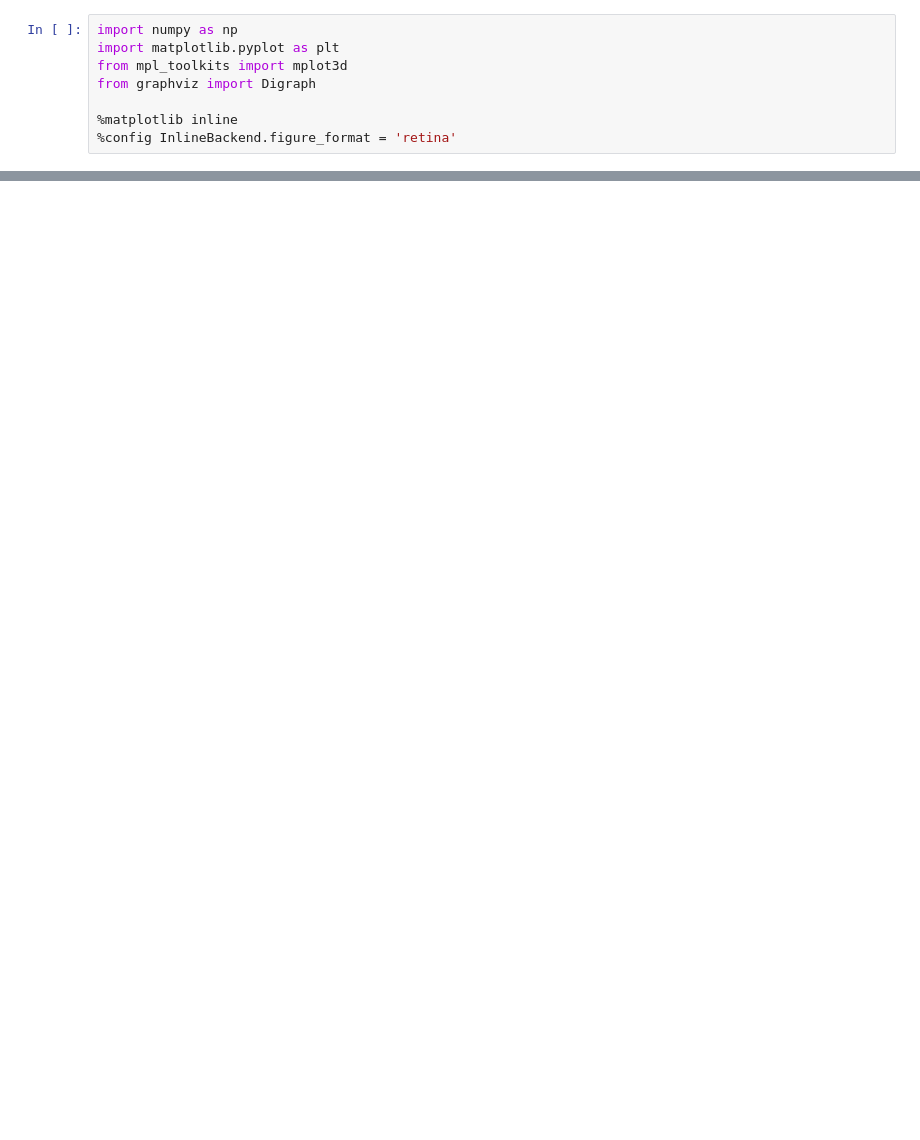
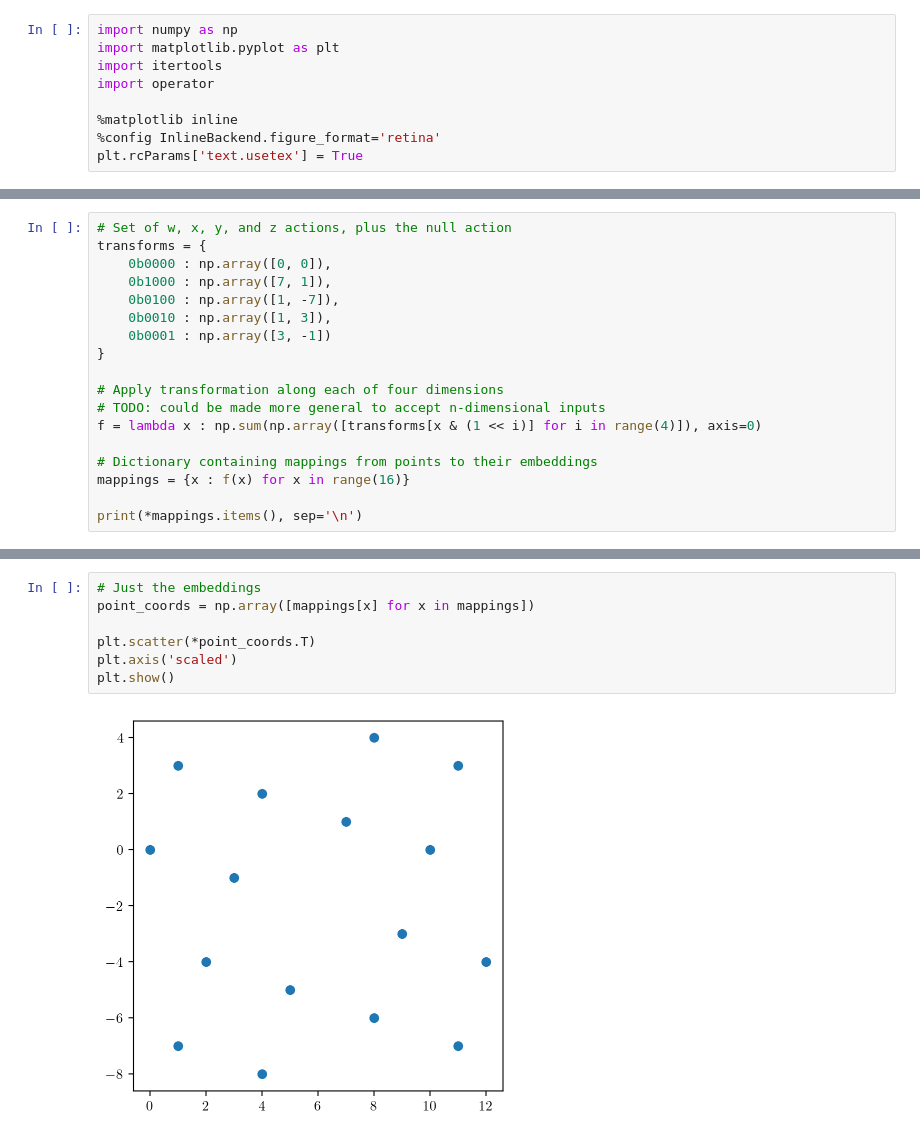
Before and after one commit to willishoke/notebooks, a Jupyter notebook: hypercube_cycles.ipynb, the cells around one changed output, grey strips where cells are left out. Saved outputs shown, nothing was run; the diff lists cells and outputs as text; blank space fills up the shorter version.

```diff
--- a/hypercube_cycles.ipynb
+++ b/hypercube_cycles.ipynb
@@ -3,8 +3,9 @@
 # %%
 import numpy as np
 import matplotlib.pyplot as plt
-from mpl_toolkits import mplot3d
-from graphviz import Digraph
+import itertools
+import operator
 
 %matplotlib inline
-%config InlineBackend.figure_format = 'retina'
+%config InlineBackend.figure_format='retina'
+plt.rcParams['text.usetex'] = True
@@ -142,0 +16,18 @@ plt.show()
+# %%
+# Set of w, x, y, and z actions, plus the null action
+transforms = {
+    0b0000 : np.array([0, 0]),
+    0b1000 : np.array([7, 1]),
+    0b0100 : np.array([1, -7]),
+    0b0010 : np.array([1, 3]),
+    0b0001 : np.array([3, -1])
+}
+
+# Apply transformation along each of four dimensions
+# TODO: could be made more general to accept n-dimensional inputs
+f = lambda x : np.sum(np.array([transforms[x & (1 << i)] for i in range(4)]), axis=0)
+
+# Dictionary containing mappings from points to their embeddings
+mappings = {x : f(x) for x in range(16)}
+
+print(*mappings.items(), sep='\n')
@@ -142,0 +51,9 @@ plt.show()
+# %%
+# Just the embeddings
+point_coords = np.array([mappings[x] for x in mappings])
+
+plt.scatter(*point_coords.T)
+plt.axis('scaled')
+plt.show()
+# %% [output]
+[figure, added]
```
Also changed, not shown: parts of 16 cells of this notebook.
